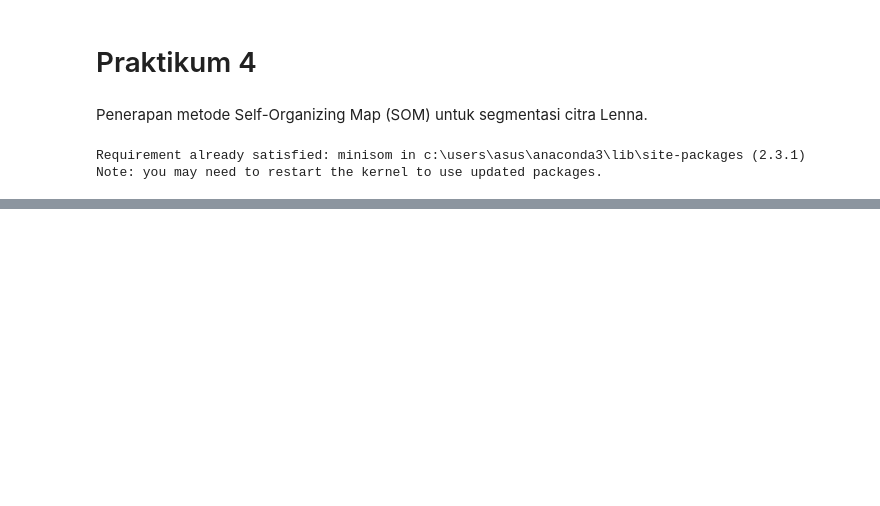
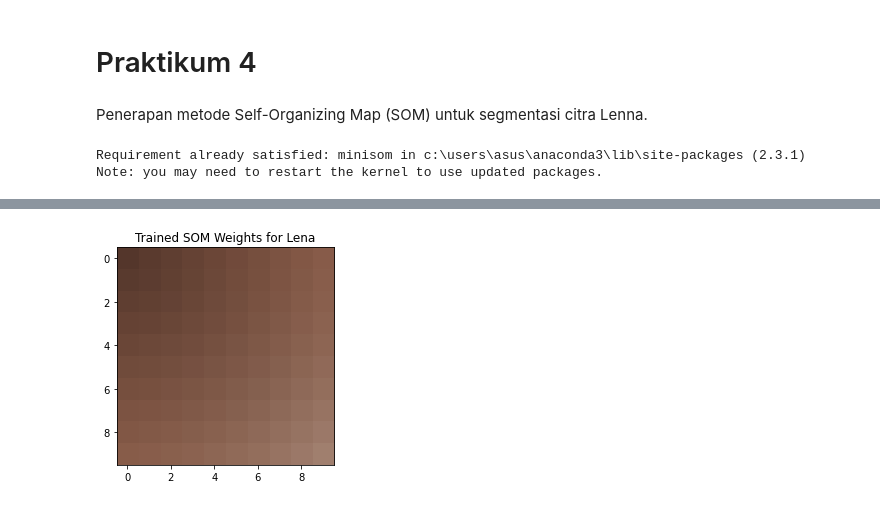
Before and after one commit to JenioDwiSetyoFavianGian/MACHINE-LEARNING-2023, a Jupyter notebook: Praktikum-WEEK7/praktikum4.ipynb, the cells around one changed output, grey strips where cells are left out. Cells and saved outputs as stored; diff of their text form; code cells hidden in the pictures; blank space fills up the shorter version.

```diff
--- a/Praktikum-WEEK7/praktikum4.ipynb
+++ b/Praktikum-WEEK7/praktikum4.ipynb
@@ -75,0 +69,7 @@ NameError: name 'Lenna' is not defined
+# %%
+# Visualisasi bobot SOM
+plt.imshow(trained_weights)
+plt.title('Trained SOM Weights for Lena')
+plt.show()
+# %% [output]
+[figure, added]
```
Also changed, not shown: parts of 3 cells of this notebook, 3 other files.
